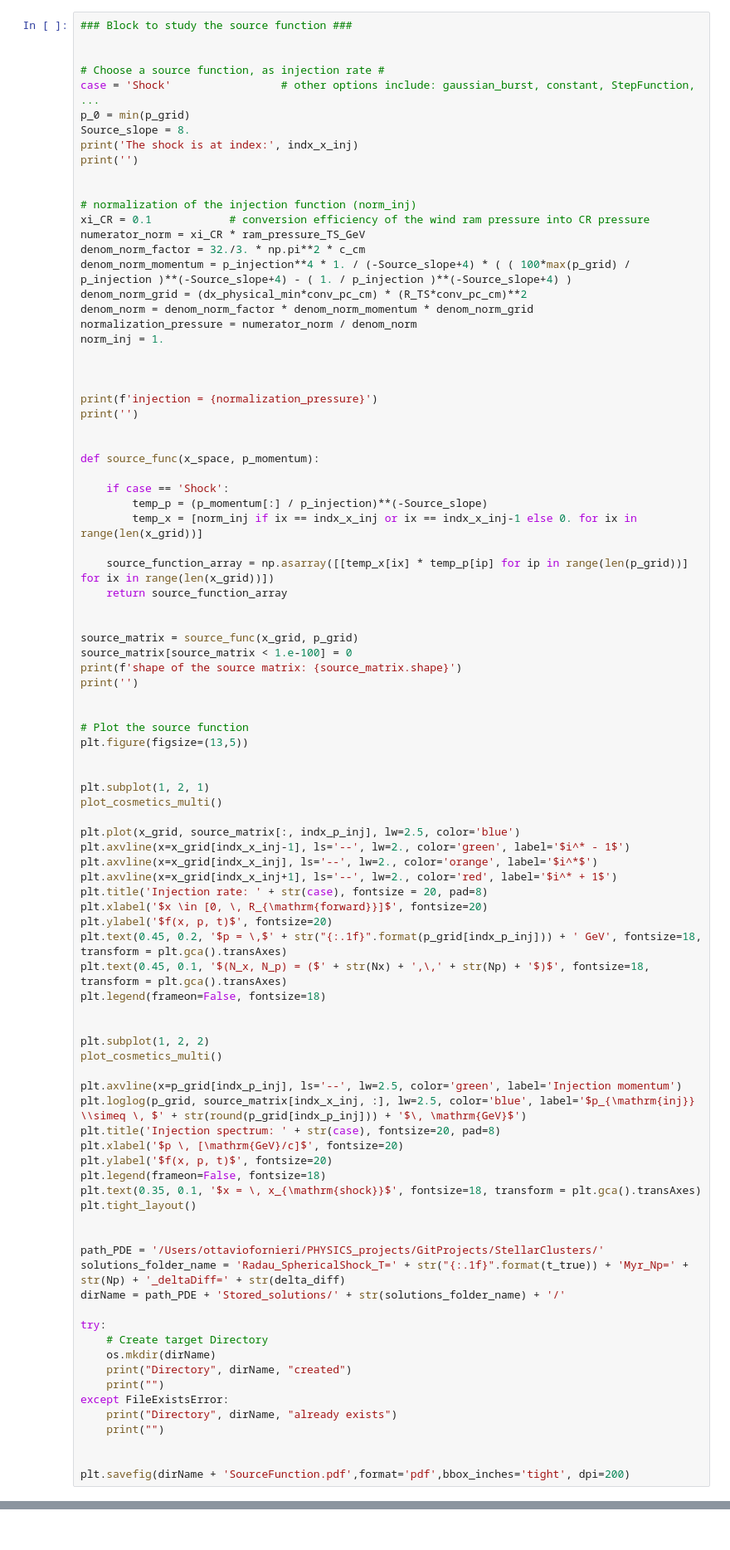
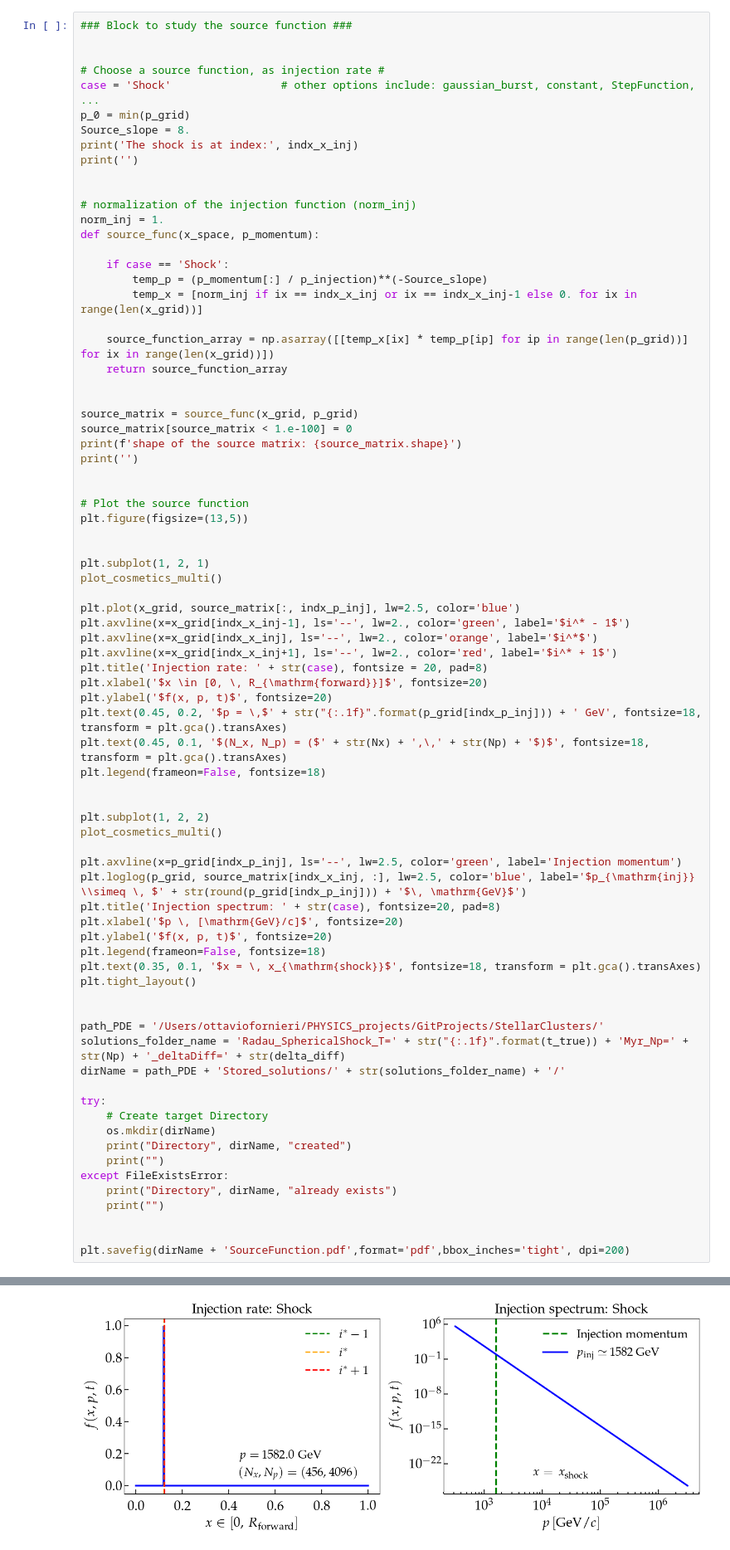
Before and after one commit to ottaviofornieri/StellarClusters, a Jupyter notebook: GitHub_Transport_Radau5Spherical_NonUniformGrid_NonSymmetricShock.ipynb, the cells around one changed output, grey strips where cells are left out. Shown at 83% size. Drawn from its saved outputs; the diff is of its cells as text.

```diff
--- a/GitHub_Transport_Radau5Spherical_NonUniformGrid_NonSymmetricShock.ipynb
+++ b/GitHub_Transport_Radau5Spherical_NonUniformGrid_NonSymmetricShock.ipynb
@@ -1049,21 +1109,7 @@ print('')
 
 
 # normalization of the injection function (norm_inj)
-xi_CR = 0.1            # conversion efficiency of the wind ram pressure into CR pressure
-numerator_norm = xi_CR * ram_pressure_TS_GeV
-denom_norm_factor = 32./3. * np.pi**2 * c_cm
-denom_norm_momentum = p_injection**4 * 1. / (-Source_slope+4) * ( ( 100*max(p_grid) / p_injection )**(-Source_slope+4) - ( 1. / p_injection )**(-Source_slope+4) )
-denom_norm_grid = (dx_physical_min*conv_pc_cm) * (R_TS*conv_pc_cm)**2
-denom_norm = denom_norm_factor * denom_norm_momentum * denom_norm_grid
-normalization_pressure = numerator_norm / denom_norm
 norm_inj = 1.
-
-
-
-print(f'injection = {normalization_pressure}')
-print('')
-
-
 def source_func(x_space, p_momentum):
 
     if case == 'Shock':
@@ -1127,3 +1173,4 @@ except FileExistsError:
 
 
 plt.savefig(dirName + 'SourceFunction.pdf',format='pdf',bbox_inches='tight', dpi=200)
+# %% [output]
@@ -1130,3 +1182,4 @@ plt.savefig(dirName + 'SourceFunction.pdf',format='pdf',bbox_inches='tight', dpi
+[figure, added]
 # %%
 ## Block to adjust the source function: medium point + multiplication by time-step ##
 
```
Also changed, not shown: parts of 22 cells of this notebook, 32 other files.
